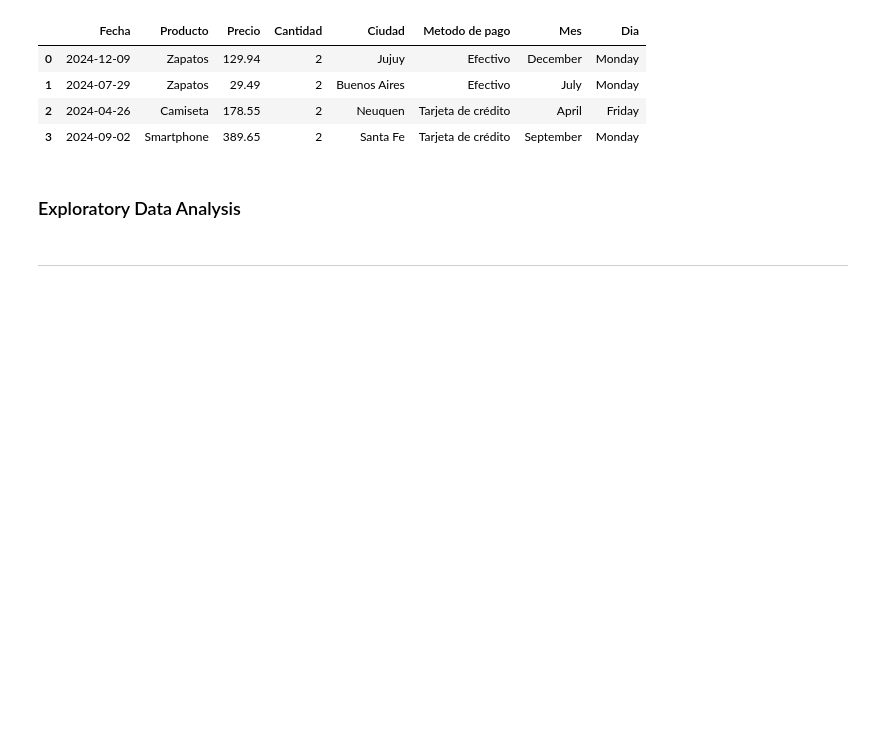
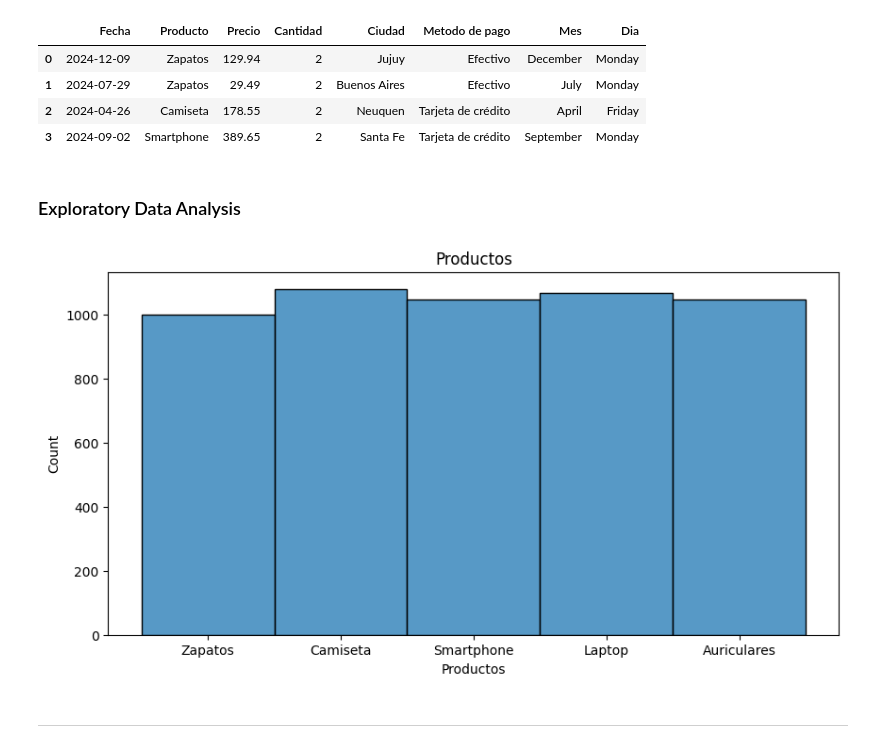
Before and after one commit to David-19960111/Sales-analysis, a Jupyter notebook: notebooks/analisis.ipynb, the cells around one changed output. Drawn from its saved outputs; the diff is of its cells as text; code cells hidden in the pictures; blank space fills up the shorter version.

Commit message:
delete graphics facts for plotly and creating graphs with matplotlib and seaborn

```diff
--- a/notebooks/analisis.ipynb
+++ b/notebooks/analisis.ipynb
@@ -84,2 +80,10 @@ fig.show()
+# %%
+plt.figure(figsize=(10,5))
+sns.histplot(data=df, x="Producto", bins=5, kde=False)
+plt.title("Productos")
+plt.xlabel("Productos")
+plt.show()
+# %% [output]
+[figure, added]
 # %% [markdown]
 ---------------
```
Also changed, not shown: parts of 8 cells of this notebook, 1 other file.
